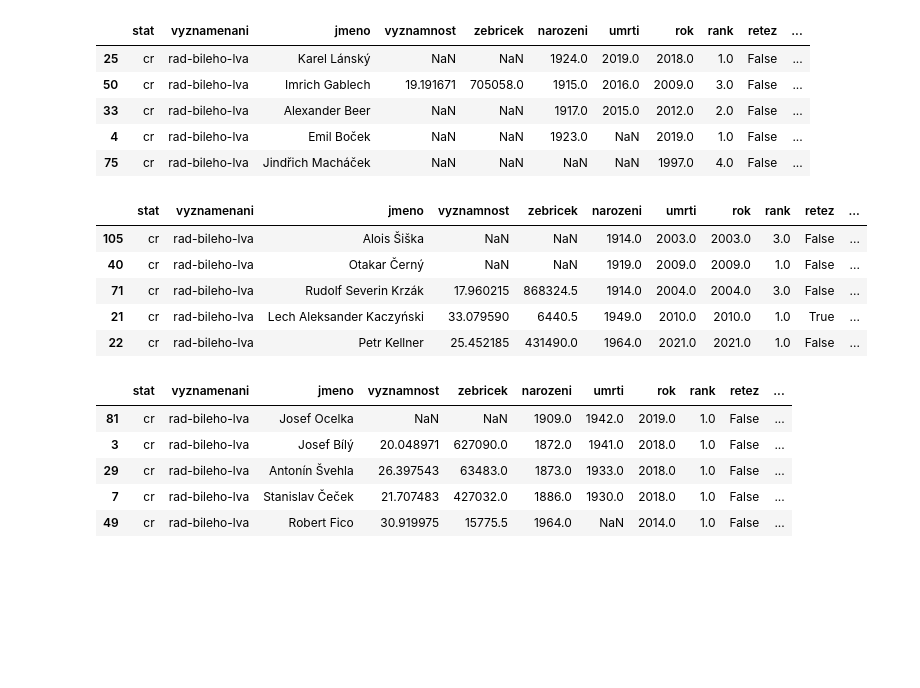
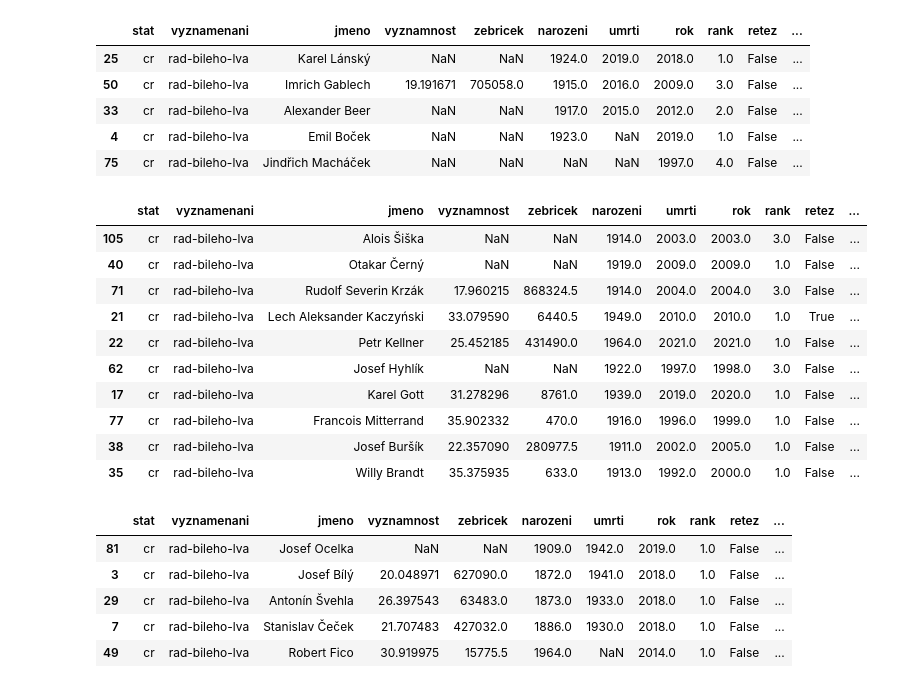
Before and after one commit to DataRozhlas/vyznamenani, a Jupyter notebook: vyznamenani.ipynb, the cells around one changed output. Cells and saved outputs as stored; diff of their text form; code cells hidden in the pictures; blank space fills up the shorter version.

```diff
--- a/vyznamenani.ipynb
+++ b/vyznamenani.ipynb
@@ -471,14 +493,19 @@ lvi_extended[lvi_extended["inmemoriam"] == False].sort_values(by="vek").tail(5)
 # %%
 lvi_extended["posmrti"] = lvi_extended["rok"] - lvi_extended["umrti"]
 # %%
-lvi_extended[lvi_extended["inmemoriam"] == True].sort_values(by="posmrti").head(5)
+lvi_extended[lvi_extended["inmemoriam"] == True].sort_values(by="posmrti").head(10)
 # %% [output]
 |  | stat | vyznamenani | jmeno | vyznamnost | zebricek | narozeni | umrti | rok | rank | retez | ... |
 | 105 | cr | rad-bileho-lva | Alois Šiška | NaN | NaN | 1914.0 | 2003.0 | 2003.0 | 3.0 | False | ... |
 | 40 | cr | rad-bileho-lva | Otakar Černý | NaN | NaN | 1919.0 | 2009.0 | 2009.0 | 1.0 | False | ... |
 | 71 | cr | rad-bileho-lva | Rudolf Severin Krzák | 17.960215 | 868324.5 | 1914.0 | 2004.0 | 2004.0 | 3.0 | False | ... |
 | 21 | cr | rad-bileho-lva | Lech Aleksander Kaczyński | 33.079590 | 6440.5 | 1949.0 | 2010.0 | 2010.0 | 1.0 | True | ... |
 | 22 | cr | rad-bileho-lva | Petr Kellner | 25.452185 | 431490.0 | 1964.0 | 2021.0 | 2021.0 | 1.0 | False | ... |
+| 62 | cr | rad-bileho-lva | Josef Hyhlík | NaN | NaN | 1922.0 | 1997.0 | 1998.0 | 3.0 | False | ... |
+| 17 | cr | rad-bileho-lva | Karel Gott | 31.278296 | 8761.0 | 1939.0 | 2019.0 | 2020.0 | 1.0 | False | ... |
+| 77 | cr | rad-bileho-lva | Francois Mitterrand | 35.902332 | 470.0 | 1916.0 | 1996.0 | 1999.0 | 1.0 | False | ... |
+| 38 | cr | rad-bileho-lva | Josef Buršík | 22.357090 | 280977.5 | 1911.0 | 2002.0 | 2005.0 | 1.0 | False | ... |
+| 35 | cr | rad-bileho-lva | Willy Brandt | 35.375935 | 633.0 | 1913.0 | 1992.0 | 2000.0 | 1.0 | False | ... |
 # %%
 lvi_extended[lvi_extended["inmemoriam"] == True].sort_values(by="posmrti").tail(5)
 # %% [output]
```
Also changed, not shown: parts of 49 cells of this notebook, 3 other files.
